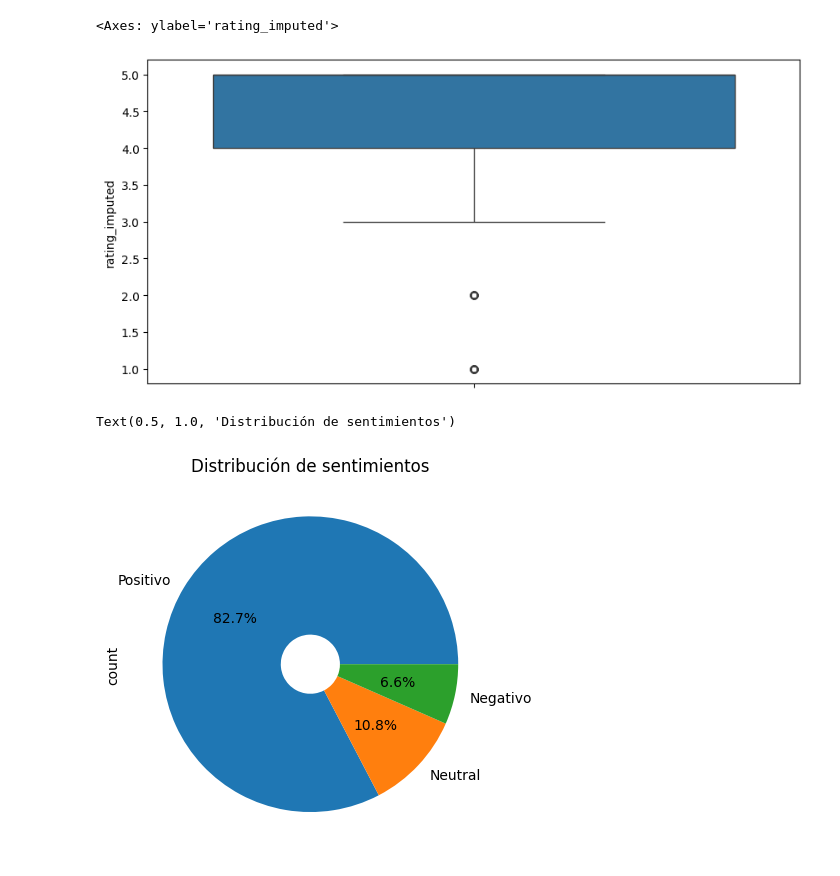
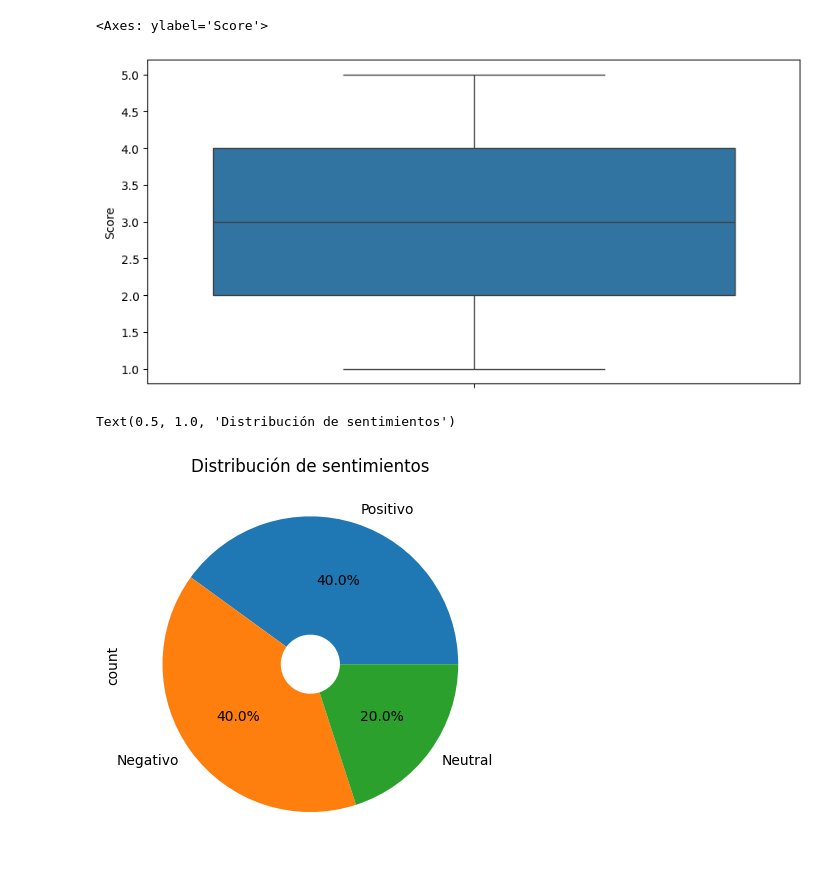
Before and after one commit to KarimS21/-CC219-TP-TF-2024-2, a Jupyter notebook: ApliDataScienceTF.ipynb, the cells around one changed output. Cells and saved outputs as stored; diff of their text form; code cells hidden in the pictures.

```diff
--- a/ApliDataScienceTF.ipynb
+++ b/ApliDataScienceTF.ipynb
@@ -200,23 +51,0 @@ nlp = spacy.load('en_core_web_sm')
-# %%
-def Tokenizador(texto):
-    doc = nlp(texto)
-    lista_tokens=[word.text.strip().lower() for word in doc if len(word.text.strip()) > 0]
-    return lista_tokens
-
-def remove_words(textoTokenizado):
-    doc = nlp(" ".join(textoTokenizado))
-    TextoLimpioTokenizado = [word.text for word in doc if (not word.is_stop | word.is_punct) and word.orth_ != ' ']
-    return TextoLimpioTokenizado
-
-def lematizador(TextoLimpioTokenizado):
-    doc = nlp(" ".join(TextoLimpioTokenizado))
-    listaTokensLematizados=[word.lemma_ for word in doc]
-    #listaTokensLematizados=[word.lemma_ for word in doc if len(word.text)>2]
-    return listaTokensLematizados
-
-#Normalizador
-def Pipeline(texto):
-    lista_tokens = Tokenizador(texto)
-    TextoLimpioTokenizado = remove_words(lista_tokens)
-    listaTokensLematizados = lematizador(TextoLimpioTokenizado)
-    return listaTokensLematizados
@@ -283,0 +140,3 @@ DF_Limpio["Sentimiento"] = DF_Limpio["rating_imputed"].apply(sentimiento)
+# %%
+#df2.to_csv("data/AmazonProductReview.csv", index=False)
+df2 = pd.read_csv("data/AmazonProductReview.csv")
@@ -283,0 +200,3 @@ DF_Limpio["Sentimiento"] = DF_Limpio["rating_imputed"].apply(sentimiento)
+# %%
+#df2['ReviewTitulo_procesado'] = df2['Summary'].apply(Pipeline)
+df2['ReviewTexto_procesado'] = df2['Text'].apply(Pipeline)
@@ -284,3 +218,13 @@ DF_Limpio["Sentimiento"] = DF_Limpio["rating_imputed"].apply(sentimiento)
+# %%
+def sentimiento(rating):
+    if rating >= 4:
+        return "Positivo"
+    elif rating == 3:
+        return "Neutral"
+    else:
+        return "Negativo"
+
+df2["Sentimiento"] = df2["Score"].apply(sentimiento)
 # %%
 from wordcloud import WordCloud
 from wordcloud import STOPWORDS
@@ -354,13 +276,13 @@ sns.histplot(data=DF_Limpio,x="rating_imputed")
 # %%
 plt.figure(figsize=(10, 5))
-sns.boxplot(data=DF_Limpio,y="rating_imputed")
+sns.boxplot(data=df2,y="Score")
 # %% [output]
-<Axes: ylabel='rating_imputed'>
+<Axes: ylabel='Score'>
-[figure, old version]
+[figure, new version]
 # %%
-DF_Limpio["Sentimiento"].value_counts().plot(kind ="pie" , autopct='%1.1f%%', explode=(0,0,0), wedgeprops=dict(width=0.8))
+df2["Sentimiento"].value_counts().plot(kind ="pie" , autopct='%1.1f%%', explode=(0,0,0), wedgeprops=dict(width=0.8))
 plt.title("Distribución de sentimientos")
 # %% [output]
 Text(0.5, 1.0, 'Distribución de sentimientos')
-[figure, old version]
+[figure, new version]
 # %%
```
Also changed, not shown: parts of 74 cells of this notebook, 3 other files.
